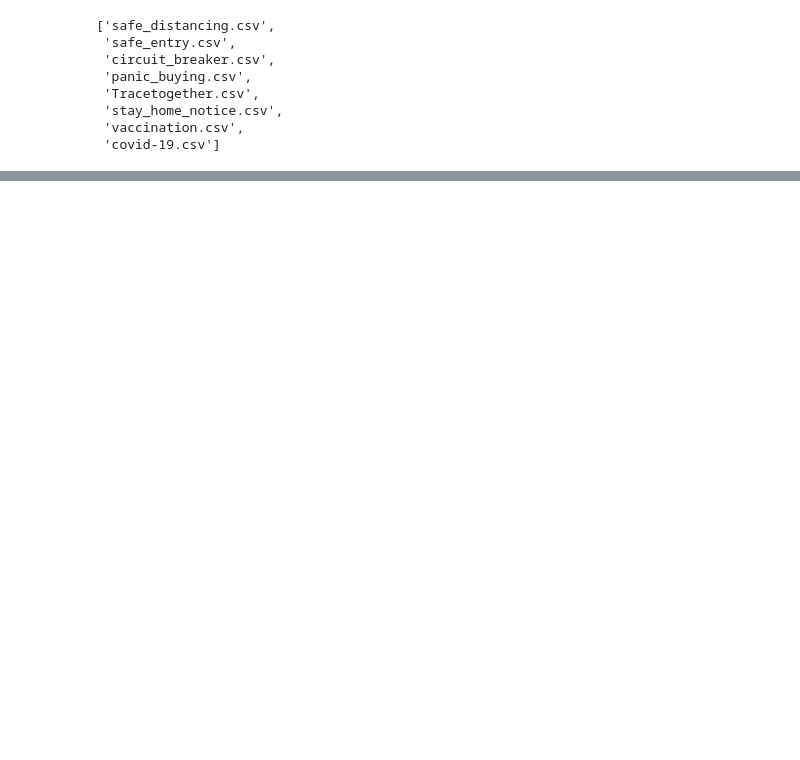
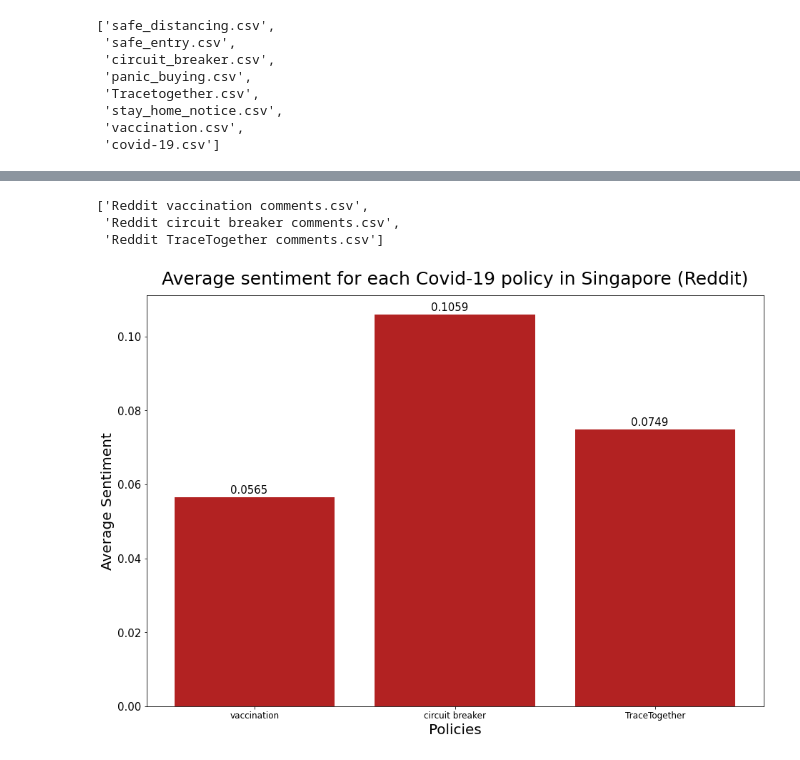
Before and after one commit to CJianYu98/Covid-19-Singapore-Analysis, a Jupyter notebook: Vader_emoji_sentiment_analysis.ipynb, the cells around one changed output, grey strips where cells are left out. Saved outputs shown, nothing was run; the diff lists cells and outputs as text; code cells hidden in the pictures; blank space fills up the shorter version.

```diff
--- a/Vader_emoji_sentiment_analysis.ipynb
+++ b/Vader_emoji_sentiment_analysis.ipynb
@@ -83,0 +116,54 @@ tweets.to_csv(f'{file_path}emoji_sentiment.csv')
+# %%
+mypath = "."
+folder_name='Reddit Data/Cleaned Data'
+file_path = f'{mypath}/{folder_name}/'
+files = [filename for filename in os.listdir(file_path) if filename.endswith('.csv')]
+files
+# %% [output]
+['Reddit vaccination comments.csv',
+ 'Reddit circuit breaker comments.csv',
+ 'Reddit TraceTogether comments.csv']
+# %%
+for file in files:
+    comments = pd.read_csv(f'{file_path}{file}')
+
+    vader_neg_sentiment = []
+    vader_neu_sentiment = []
+    vader_pos_sentiment = []
+    vader_compound_sentiment = []
+
+    for i in range(len(comments)):
+        score = analyser.polarity_scores(comments.iloc[i]['comment_body'])
+
+        vader_neg_sentiment.append(score['neg'])
+        vader_neu_sentiment.append(score['neu'])
+        vader_pos_sentiment.append(score['pos'])
+        vader_compound_sentiment.append(score['compound'])
+
+    comments['Vader_neg_score'] = vader_neg_sentiment
+    comments['Vader_neu_score'] = vader_neu_sentiment
+    comments['Vader_pos_score'] = vader_pos_sentiment
+    comments['Vader_compound_score'] = vader_compound_sentiment
+
+    keyword = file[7:-13]
+    reddit_keywords_compound_sentiment[keyword] = round(comments['Vader_compound_score'].mean(), 4)
+# %%
+fig = plt.figure()
+ax = fig.add_axes([0, 0,2,2])
+key_words = list(reddit_keywords_compound_sentiment.keys())
+avg_sentiment = list(reddit_keywords_compound_sentiment.values())
+ax.bar(key_words, avg_sentiment, color='firebrick')
+# plt.plot(key_words, avg_sentiment, color='midnightblue', marker='o')
+plt.title("Average sentiment for each Covid-19 policy in Singapore (Reddit)", fontsize = 25, pad=15)
+plt.xlabel("Policies", fontsize = 20)
+plt.ylabel("Average Sentiment",fontsize = 20)
+plt.xticks(fontsize=12)
+plt.yticks(fontsize=15)
+# plt.grid(True)
+for i in range(len(key_words)):
+    plt.text(x= i-0.12 , y = avg_sentiment[i]+0.001 , s=f"{avg_sentiment[i]}" , fontdict=dict(fontsize=15))
+
+plt.tight_layout()
+plt.show()
+# %% [output]
+[figure, added]
```
Also changed, not shown: parts of 26 cells of this notebook, 5 other files.
